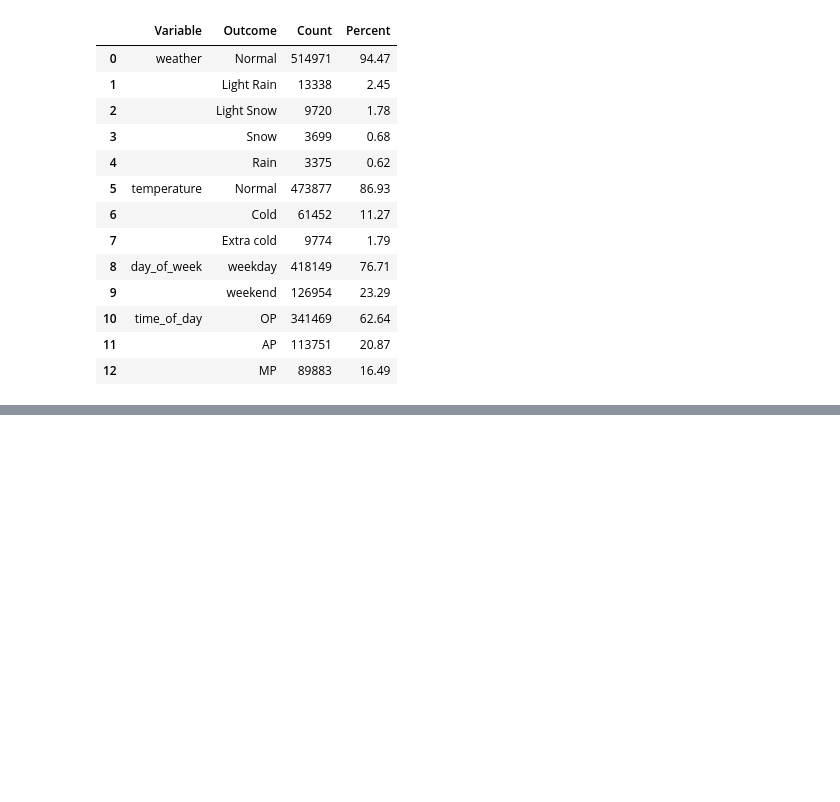
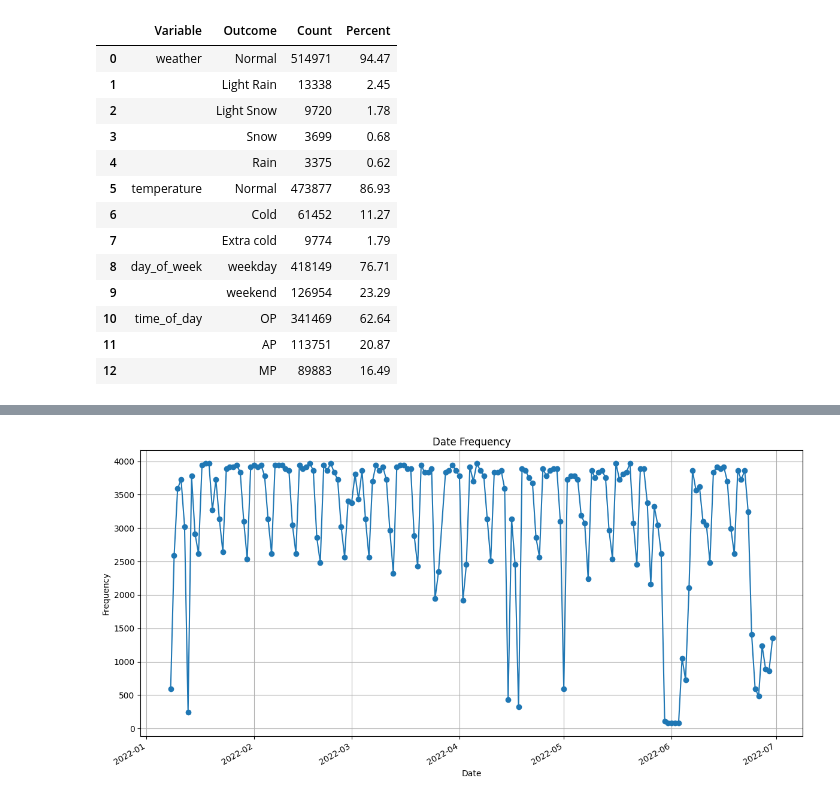
Before and after one commit to giancarlohc/Applied-AI-in-Transportation, a Jupyter notebook: Project/ProjectCode.ipynb, the cells around one changed output, grey strips where cells are left out. Drawn from its saved outputs; the diff is of its cells as text; code cells hidden in the pictures; blank space fills up the shorter version.

```diff
--- a/Project/ProjectCode.ipynb
+++ b/Project/ProjectCode.ipynb
@@ -111,0 +127,16 @@ rp.summary_cat(dataset[["weather", "temperature","day_of_week","time_of_day"]])
+# %%
+
+dates = pd.to_datetime(dataset['Calendar_date'], format='%Y%m%d')
+
+date_frequencies = dates.value_counts().sort_index()
+
+plt.figure(figsize=(12, 6))
+date_frequencies.plot(kind='line', linestyle='-', marker='o')
+plt.title("Date Frequency")
+plt.xlabel("Date")
+plt.ylabel("Frequency")
+plt.grid(True)
+plt.tight_layout()
+plt.show()
+# %% [output]
+[figure, added]
```
Also changed, not shown: parts of 4 cells of this notebook.
